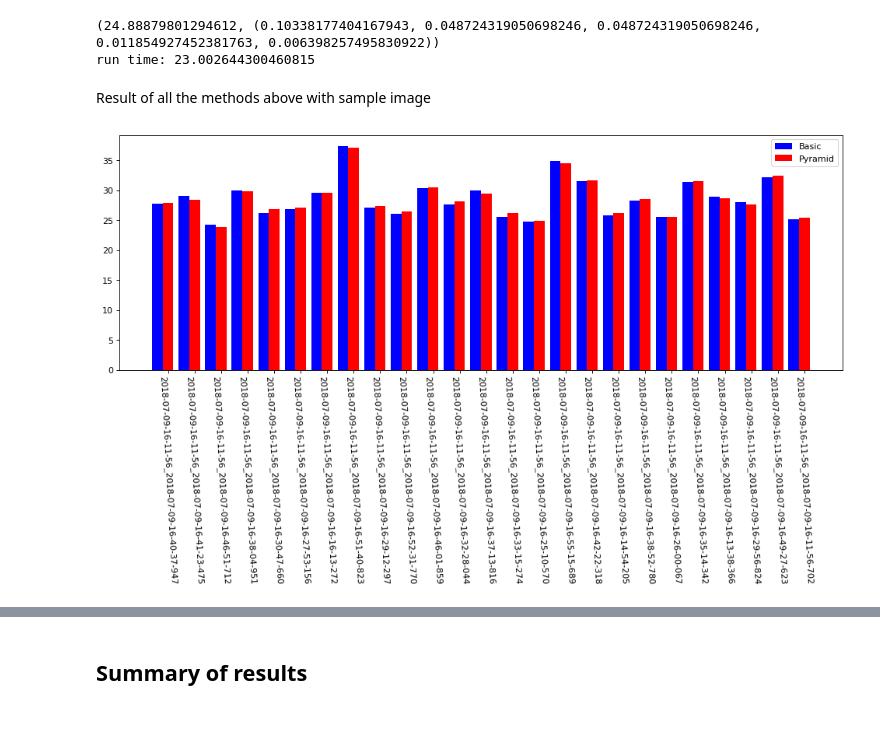
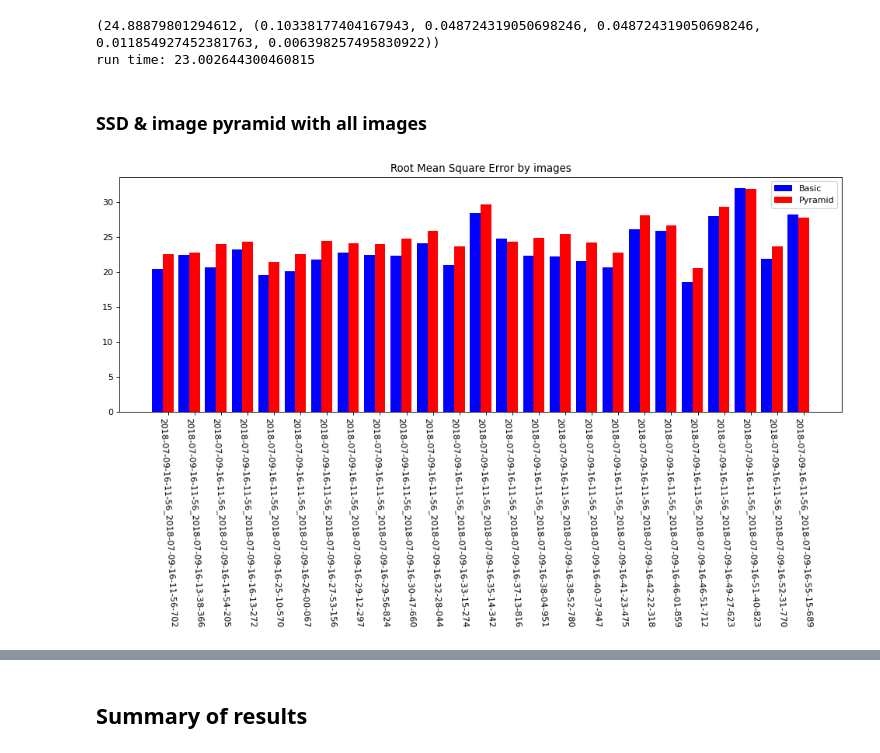
Before and after one commit to R-HUA/COMP90086-Computer-Vision, a Jupyter notebook: COMP90086.ipynb, the cells around one changed output, grey strips where cells are left out. Cells and saved outputs as stored; diff of their text form; code cells hidden in the pictures; blank space fills up the shorter version.

```diff
--- a/COMP90086.ipynb
+++ b/COMP90086.ipynb
@@ -474,7 +506,7 @@ def pyramid(imgL,imgR,method):
   pyrd = method(pyrl,pyrr,3)
   d = cv2.pyrUp(pyrd)
 
-  #d = cv2.bilateralFilter(d.astype(np.uint8),11,35,35)
+  d = cv2.bilateralFilter(d.astype(np.uint8),11,35,35)
   d = np.r_[d,np.zeros((rows - d.shape[0],d.shape[1]))]
   d = np.c_[d,np.zeros((d.shape[0],cols - d.shape[1]))]
   return d,(time.time() - start),errors(ground_truth[img_name]/256,d)
@@ -514,8 +546,8 @@ print("run time:", run_time)
 [figure]
 (24.88879801294612, (0.10338177404167943, 0.048724319050698246, 0.048724319050698246, 0.011854927452381763, 0.006398257495830922))
 run time: 23.002644300460815
-# %% [markdown]
-Result of all the methods above with sample image
+# %% [markdown]
+### SSD & image pyramid with all images
 # %%
 basic_results_run_time = []
 improved_results_run_time = []
@@ -549,16 +581,17 @@ for img_name in (img_list):
 # %%
 x = list(range(len(img_list)))
 width = 0.4
 plt.figure(figsize=(15, 5), dpi=80)
 plt.bar(x,basic_results_rmse,width = width, label = 'Basic', fc = 'b')
 for i in range(len(x)):
   x[i] += width
 plt.bar(x,improved_results_rmse,width = width, label = 'Pyramid',tick_label = img_list ,fc = 'r')
 plt.legend()
+plt.title('Root Mean Square Error by images')
 plt.xticks(rotation=273)
 plt.show()
 # %% [output]
-[figure, old version]
+[figure, new version]
 # %%
 x = list(range(len(img_list)))
 width = 0.4
```
Also changed, not shown: parts of 20 cells of this notebook.
